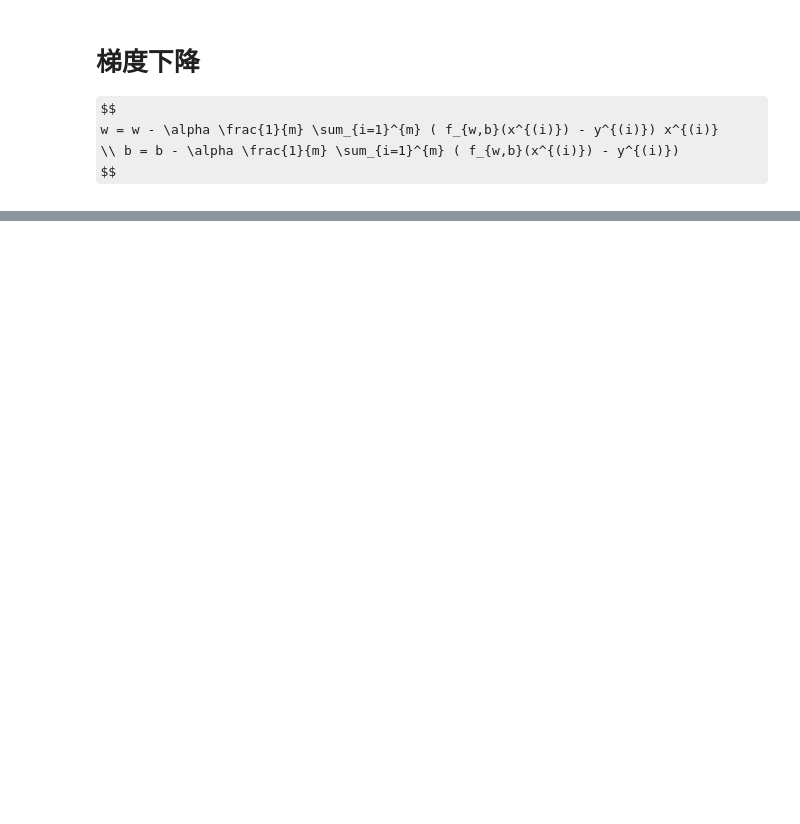
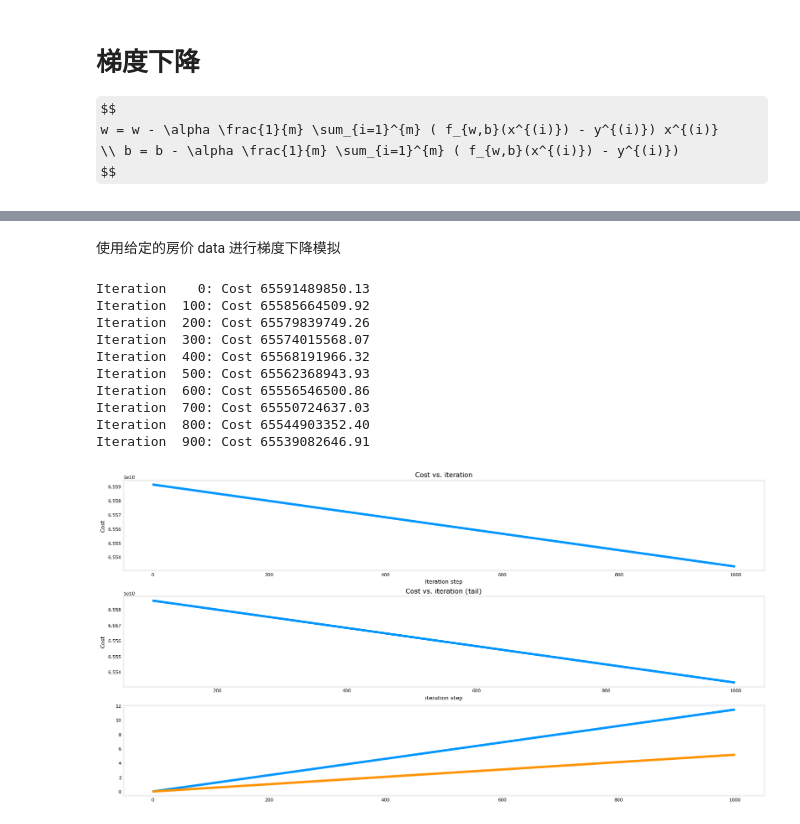
Before and after one commit to wttch96/machineLearning, a Jupyter notebook: machine_learning.ipynb, the cells around one changed output, grey strips where cells are left out. Saved outputs shown, nothing was run; the diff lists cells and outputs as text; code cells hidden in the pictures; some formulas as TeX source; blank space fills up the shorter version.

```diff
--- a/machine_learning.ipynb
+++ b/machine_learning.ipynb
@@ -34,0 +102,51 @@ $$
+# %% [markdown]
+使用给定的房价 data 进行梯度下降模拟
+# %%
+from util import load_data
+
+data = np.array(load_data())
+
+X_train = data[:, 0:2]
+x1 = X_train[:, 0]
+x2 = X_train[:, 1]
+X_train[:, 0] = (x1 - x1.mean()) / (x1.max() - x1.min())
+X_train[:, 1] = (x2 - x2.mean()) / (x2.max() - x2.min())
+y_train = data[:, 2]
+# 初始化 b, w
+b_init = 785.1811367994083
+w_init = np.array([ 0.39133535, 18.75376741])
+
+
+init_w = np.zeros_like(w_init)
+init_b = 0.
+iterations = 1000
+alpha = 5e-7
+
+w_f, b_f, j_history = compute_multiple_gradient_descent(
+    X_train, y_train, init_w, init_b,
+    compute_multiple_cost, compute_multiple_gradient,
+    alpha, iterations)
+
+
+import matplotlib.pyplot as plt
+
+fig, (ax1, ax2, ax3) = plt.subplots(3, 1, constrained_layout=True, figsize=(16, 8))
+ax1.plot(j_history)
+ax3.plot(w_f)
+ax2.plot(100 + np.arange(len(j_history[100:])), j_history[100:])
+ax1.set_title("Cost vs. iteration");  ax2.set_title("Cost vs. iteration (tail)")
+ax1.set_ylabel('Cost')             ;  ax2.set_ylabel('Cost')
+ax1.set_xlabel('iteration step')   ;  ax2.set_xlabel('iteration step')
+plt.show()
+# %% [output]
+Iteration    0: Cost 65591489850.13
+Iteration  100: Cost 65585664509.92
+Iteration  200: Cost 65579839749.26
+Iteration  300: Cost 65574015568.07
+Iteration  400: Cost 65568191966.32
+Iteration  500: Cost 65562368943.93
+Iteration  600: Cost 65556546500.86
+Iteration  700: Cost 65550724637.03
+Iteration  800: Cost 65544903352.40
+Iteration  900: Cost 65539082646.91
+[figure, added]
```
Also changed, not shown: parts of 6 cells of this notebook, 7 other files.
